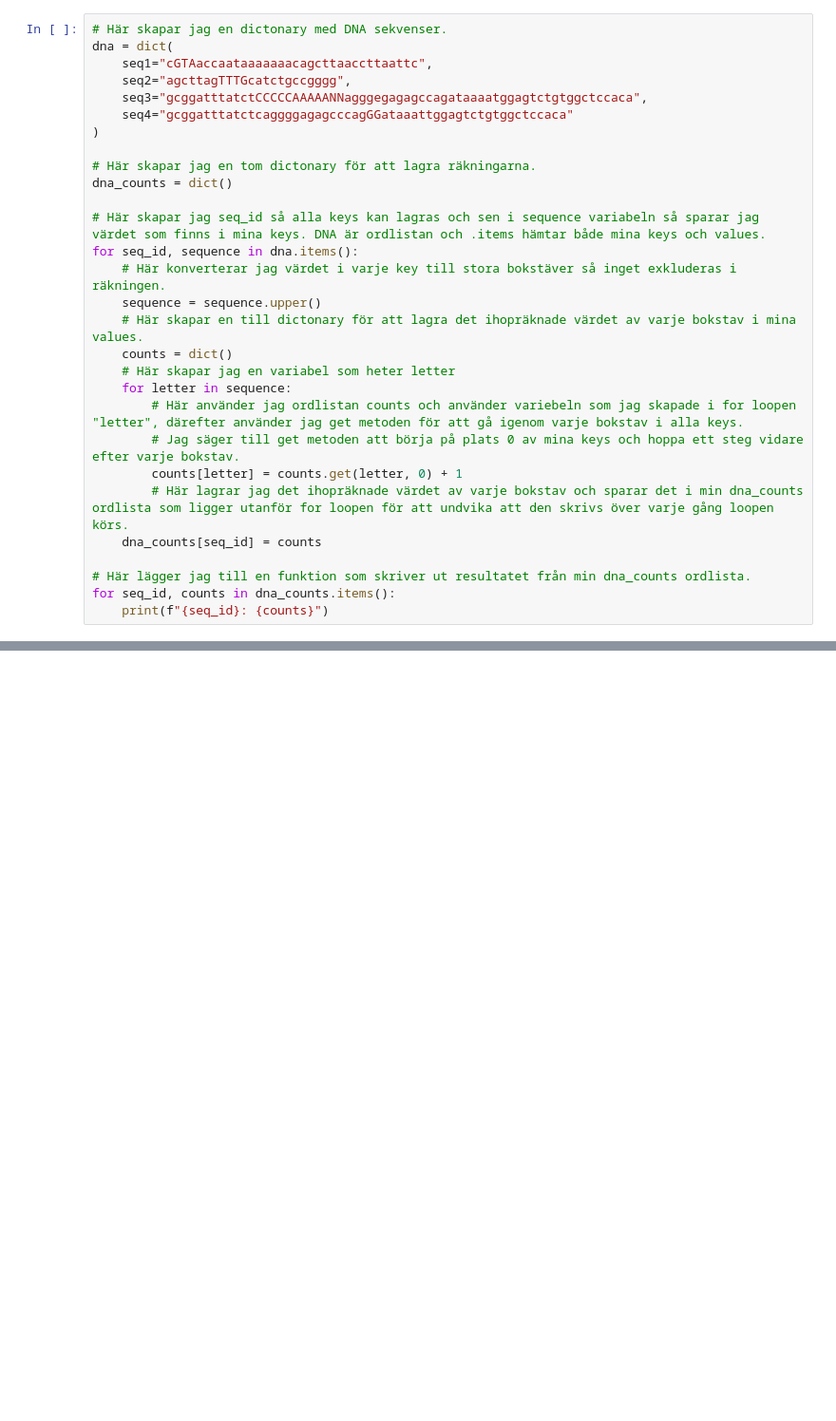
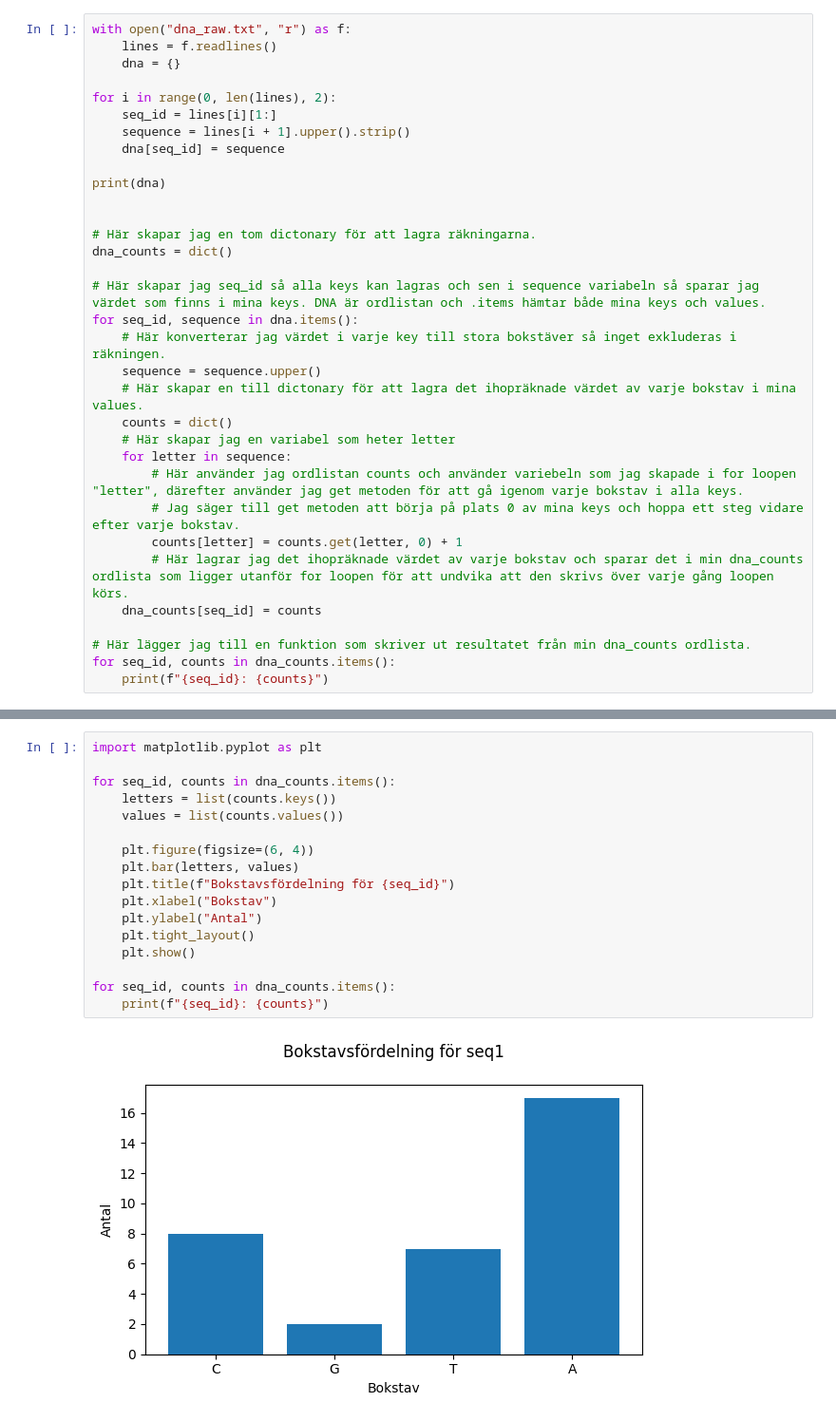
Before and after one commit to Filippa-Jansson/python_filippa_jansson, a Jupyter notebook: Lab 1/Lab_1.ipynb, the cells around one changed output, grey strips where cells are left out. Shown: that part at 95% size. Saved outputs shown, nothing was run; the diff lists cells and outputs as text; blank space fills up the shorter version.

```diff
--- a/Lab 1/Lab_1.ipynb
+++ b/Lab 1/Lab_1.ipynb
@@ -16,11 +1,15 @@ Error:
 # %%
-# Här skapar jag en dictonary med DNA sekvenser.
-dna = dict(
-    seq1="cGTAaccaataaaaaaacagcttaaccttaattc",
-    seq2="agcttagTTTGcatctgccgggg",
-    seq3="gcggatttatctCCCCCAAAAANNagggegagagccagataaaatggagtctgtggctccaca",
-    seq4="gcggatttatctcaggggagagcccagGGataaattggagtctgtggctccaca"
-)
+with open("dna_raw.txt", "r") as f:
+    lines = f.readlines()
+    dna = {}
+
+for i in range(0, len(lines), 2):
+    seq_id = lines[i][1:]
+    sequence = lines[i + 1].upper().strip()
+    dna[seq_id] = sequence
+
+print(dna)
+
 
 # Här skapar jag en tom dictonary för att lagra räkningarna.
 dna_counts = dict()
@@ -49,0 +44,19 @@ seq4: {'G': 18, 'C': 11, 'A': 13, 'T': 12}
+# %%
+import matplotlib.pyplot as plt
+
+for seq_id, counts in dna_counts.items():
+    letters = list(counts.keys())
+    values = list(counts.values())
+
+    plt.figure(figsize=(6, 4))
+    plt.bar(letters, values)
+    plt.title(f"Bokstavsfördelning för {seq_id}")
+    plt.xlabel("Bokstav")
+    plt.ylabel("Antal")
+    plt.tight_layout()
+    plt.show()
+
+for seq_id, counts in dna_counts.items():
+    print(f"{seq_id}: {counts}")
+# %% [output]
+[figure, added]
```
Also changed, not shown: parts of 3 cells of this notebook, 3 other files.
